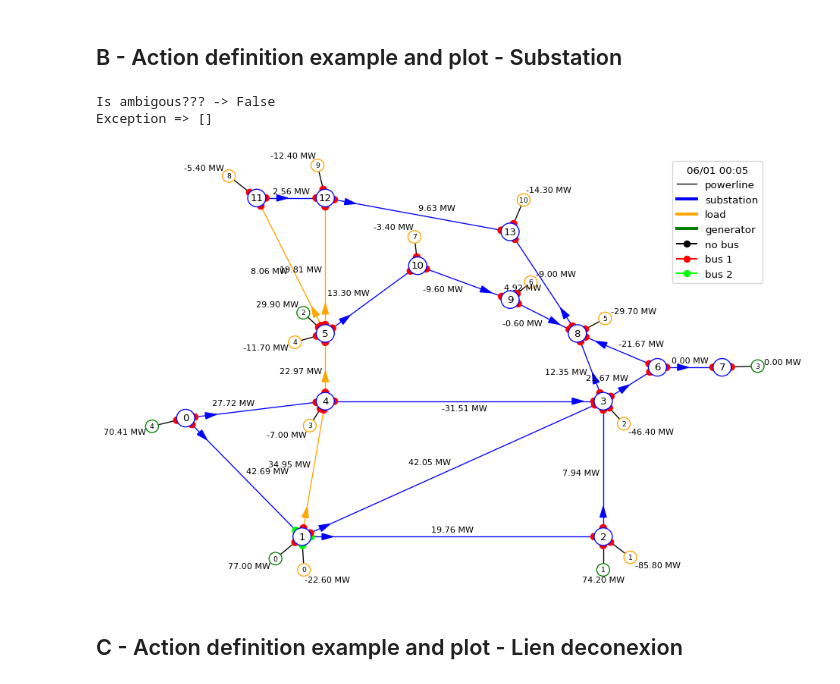
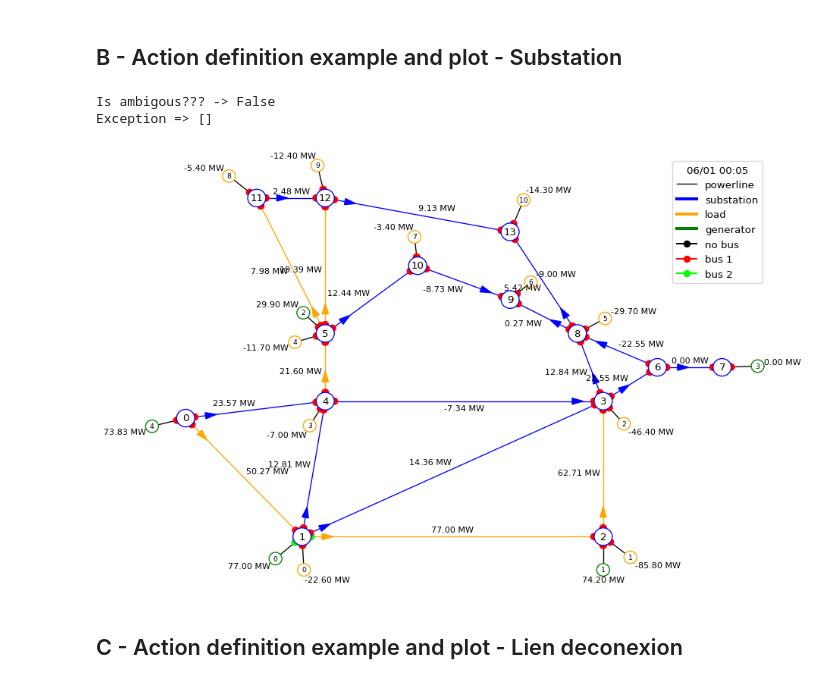
Before and after one commit to marota/Oracle4Grid, a Jupyter notebook: oracle4grid/core/actions_utils/Atomic_Actions_Helper.ipynb, the cells around one changed output. Cells and saved outputs as stored; diff of their text form; code cells hidden in the pictures.

Commit message:
actions format OK

```diff
--- a/oracle4grid/core/actions_utils/Atomic_Actions_Helper.ipynb
+++ b/oracle4grid/core/actions_utils/Atomic_Actions_Helper.ipynb
@@ -68,19 +68,23 @@ info_lines
 sub_id =1
 unit_sub_1 = {sub_id: {"lines_id_bus": [(0, 2), (2, 2)],
                        "loads_id_bus": [(0, 2)]
-                      },
+                      }
              }
+unit_sub_2 = {sub_id: {"lines_id_bus": [(2, 2)],
+                       "gens_id_bus": [(0, 2)]
+                      }
+             }
 # %%
 # grid2op simulation of the action
-sub_state = get_valid_sub_action(action_space, unit_sub_1)
+sub_state = get_valid_sub_action(action_space, unit_sub_2)
 
 # Plot state
 fig_obs = plot_action(env, plot_helper, sub_state, line_info = 'p', load_info = 'p', gen_info = 'p')
 fig_obs.show()
 # %% [output]
 Is ambigous??? -> False
 Exception => []
-[figure, old version]
+[figure, new version]
 # %% [markdown]
 ## C - Action definition example and plot - Lien deconexion
 # %%
```
Also changed, not shown: parts of 3 cells of this notebook, 8 other files.
